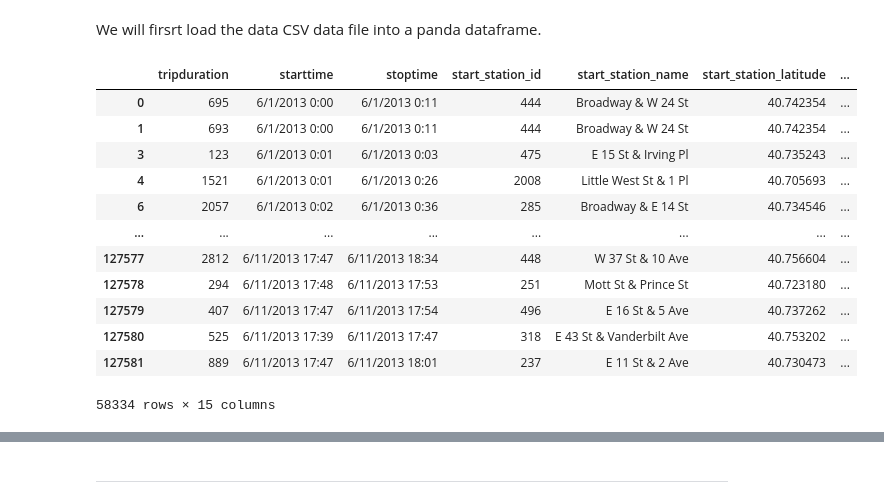
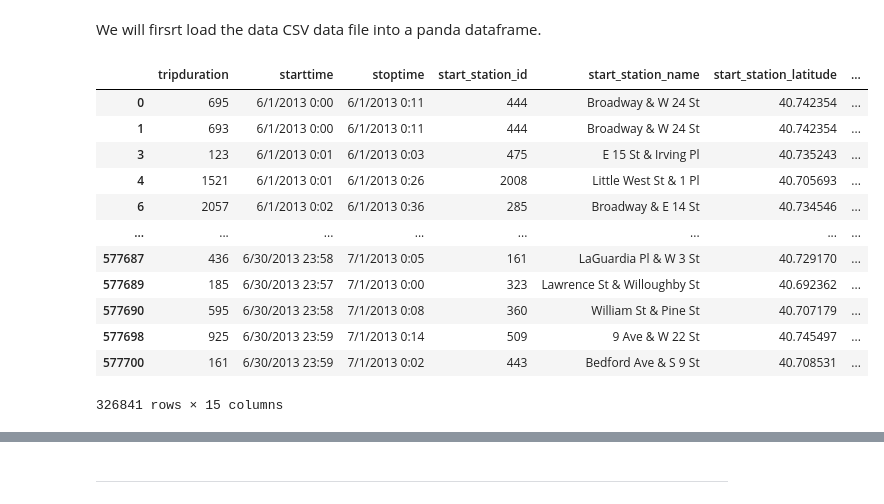
Before and after one commit to mtelab1/SPS_MSDS_SMR21_DATA620, a Jupyter notebook: Project01/Project01-CentralityMeasures-NycCitiBikeShare.ipynb, the cells around one changed output, grey strips where cells are left out. Drawn from its saved outputs; the diff is of its cells as text; code cells hidden in the pictures.

```diff
--- a/Project01/Project01-CentralityMeasures-NycCitiBikeShare.ipynb
+++ b/Project01/Project01-CentralityMeasures-NycCitiBikeShare.ipynb
@@ -69,32 +63,29 @@ from itertools import count
 # %% [markdown]
 We will firsrt load the data CSV data file into a panda dataframe.
 # %%
-# loading csv file
-df = pd.read_csv('201306-citibike-tripdata-small.csv')
+#loading csv file
+df = pd.read_csv('201306-citibike-tripdata.csv')
 
-# Droping NAN value rows
+#Droping NAN value rows
 df = df.replace('',np.nan)
 df = df.dropna(axis="rows", how="any")
 
-# Cleaning up the data for the column `gender` to convert the categorical values Zero=unknown; 1=male; 2=female;
+#Cleaning up the data for the column `gender` to convert the categorical values Zero=unknown; 1=male; 2=female;
 df['gender'].replace(to_replace=[0, 1, 2], value=['unknown', 'male', 'female'], inplace=True)
 # %%
-#taking backup
-df_original = df
-
-# Viewing the data
+#Viewing the data
 df
 # %% [output]
 |  | tripduration | starttime | stoptime | start_station_id | start_station_name | start_station_latitude | ... |
 | 0 | 695 | 6/1/2013 0:00 | 6/1/2013 0:11 | 444 | Broadway & W 24 St | 40.742354 | ... |
 | 1 | 693 | 6/1/2013 0:00 | 6/1/2013 0:11 | 444 | Broadway & W 24 St | 40.742354 | ... |
 | 3 | 123 | 6/1/2013 0:01 | 6/1/2013 0:03 | 475 | E 15 St & Irving Pl | 40.735243 | ... |
 | 4 | 1521 | 6/1/2013 0:01 | 6/1/2013 0:26 | 2008 | Little West St & 1 Pl | 40.705693 | ... |
 | 6 | 2057 | 6/1/2013 0:02 | 6/1/2013 0:36 | 285 | Broadway & E 14 St | 40.734546 | ... |
 | ... | ... | ... | ... | ... | ... | ... | ... |
-| 127577 | 2812 | 6/11/2013 17:47 | 6/11/2013 18:34 | 448 | W 37 St & 10 Ave | 40.756604 | ... |
-| 127578 | 294 | 6/11/2013 17:48 | 6/11/2013 17:53 | 251 | Mott St & Prince St | 40.723180 | ... |
-| 127579 | 407 | 6/11/2013 17:47 | 6/11/2013 17:54 | 496 | E 16 St & 5 Ave | 40.737262 | ... |
-| 127580 | 525 | 6/11/2013 17:39 | 6/11/2013 17:47 | 318 | E 43 St & Vanderbilt Ave | 40.753202 | ... |
-| 127581 | 889 | 6/11/2013 17:47 | 6/11/2013 18:01 | 237 | E 11 St & 2 Ave | 40.730473 | ... |
+| 577687 | 436 | 6/30/2013 23:58 | 7/1/2013 0:05 | 161 | LaGuardia Pl & W 3 St | 40.729170 | ... |
+| 577689 | 185 | 6/30/2013 23:57 | 7/1/2013 0:00 | 323 | Lawrence St & Willoughby St | 40.692362 | ... |
+| 577690 | 595 | 6/30/2013 23:58 | 7/1/2013 0:08 | 360 | William St & Pine St | 40.707179 | ... |
+| 577698 | 925 | 6/30/2013 23:59 | 7/1/2013 0:14 | 509 | 9 Ave & W 22 St | 40.745497 | ... |
+| 577700 | 161 | 6/30/2013 23:59 | 7/1/2013 0:02 | 443 | Bedford Ave & S 9 St | 40.708531 | ... |
-58334 rows × 15 columns
+326841 rows × 15 columns
```
Also changed, not shown: parts of 72 cells of this notebook, 2 other files.
